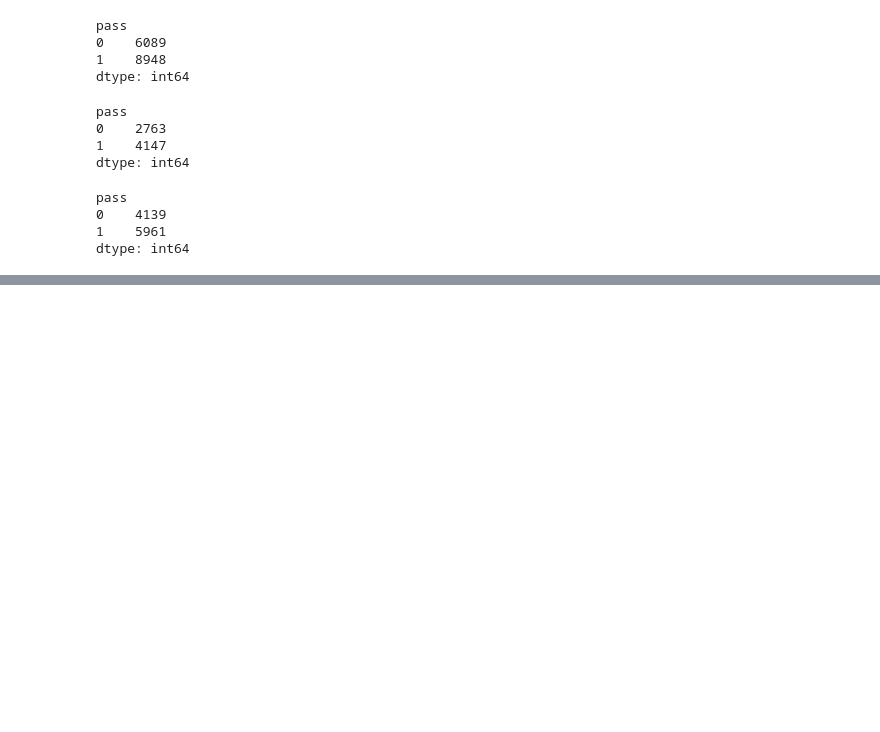
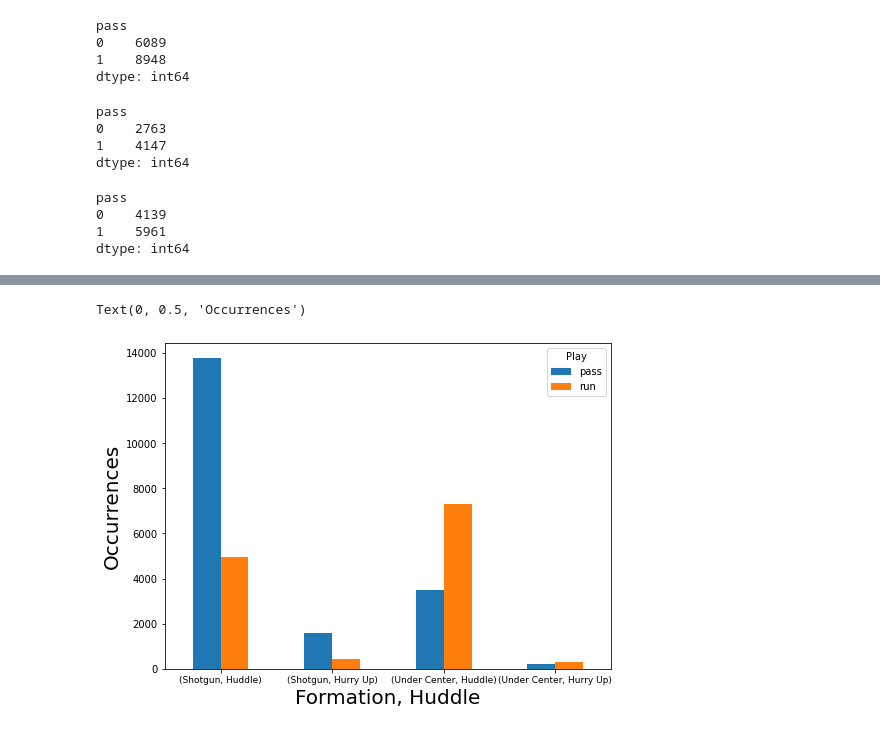
Before and after one commit to joeDirector/NFL-Play-Call-Prediction-with-LSTM-Neural-Netowrks, a Jupyter notebook: src/visualizations.ipynb, the cells around one changed output, grey strips where cells are left out. Cells and saved outputs as stored; diff of their text form; code cells hidden in the pictures; blank space fills up the shorter version.

```diff
--- a/src/visualizations.ipynb
+++ b/src/visualizations.ipynb
@@ -43,0 +121,30 @@ dtype: int64
+# %%
+# define function for readable lables on formation type
+def shotgun_grps(obs):
+    if obs['shotgun'] == 1:
+        grp = 'Shotgun'
+    else:
+        grp = 'Under Center'
+
+    return grp
+
+# define function for readable lables on huddle type
+def huddle_grps(obs):
+    if obs['no_huddle'] == 1:
+        grp = 'Hurry Up'
+    else:
+        grp = 'Huddle'
+
+    return grp
+# %%
+pbp['Formation'] = pbp.apply(shotgun_grps, axis = 1)
+pbp['Huddle'] = pbp.apply(huddle_grps, axis = 1)
+# %%
+# plot play type grouped by shotgun and no huddle
+ax = pbp.groupby(['Formation', 'Huddle'])['Play'].value_counts().unstack().plot.bar(figsize = (8,6))
+plt.xlabel('Formation, Huddle', fontsize = 20)
+plt.xticks(rotation = 0, fontsize = 9)
+plt.ylabel('Occurrences', fontsize = 20)
+# %% [output]
+Text(0, 0.5, 'Occurrences')
+[figure, added]
```
Also changed, not shown: parts of 15 cells of this notebook, 12 other files.
